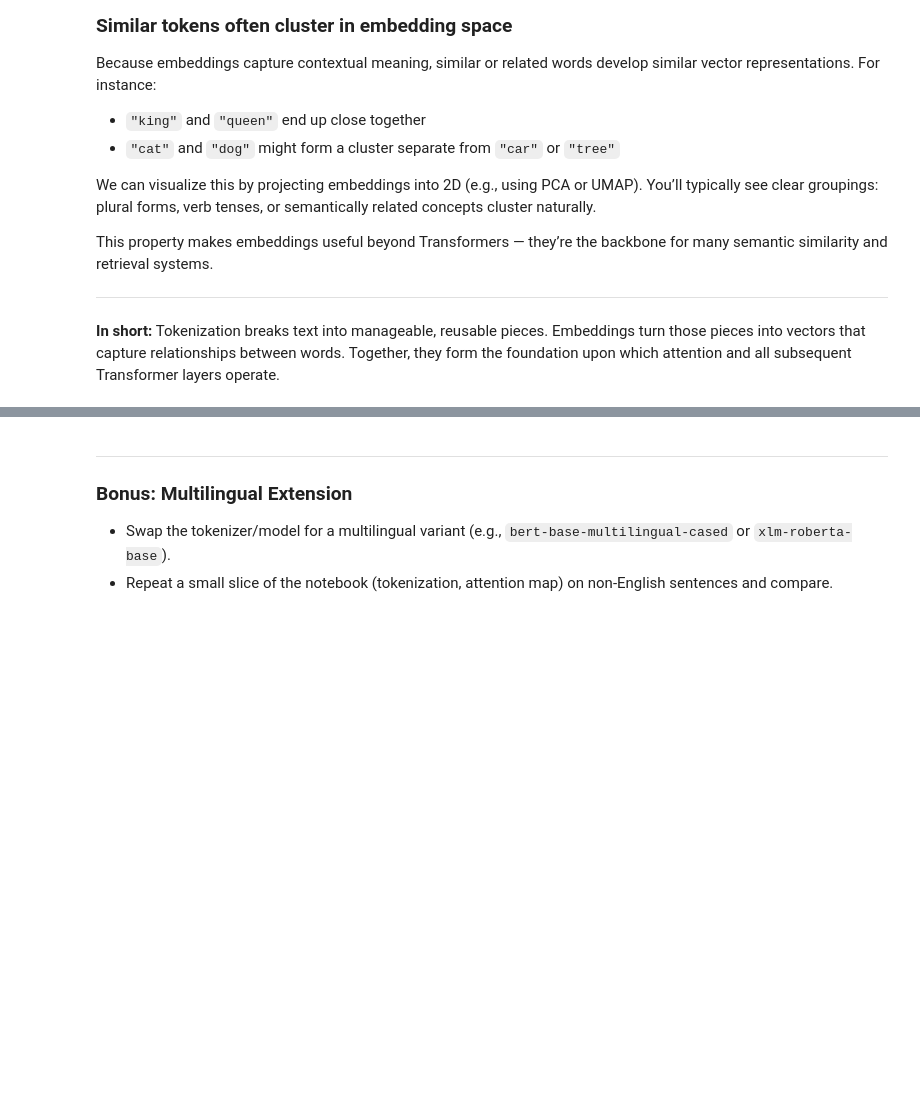
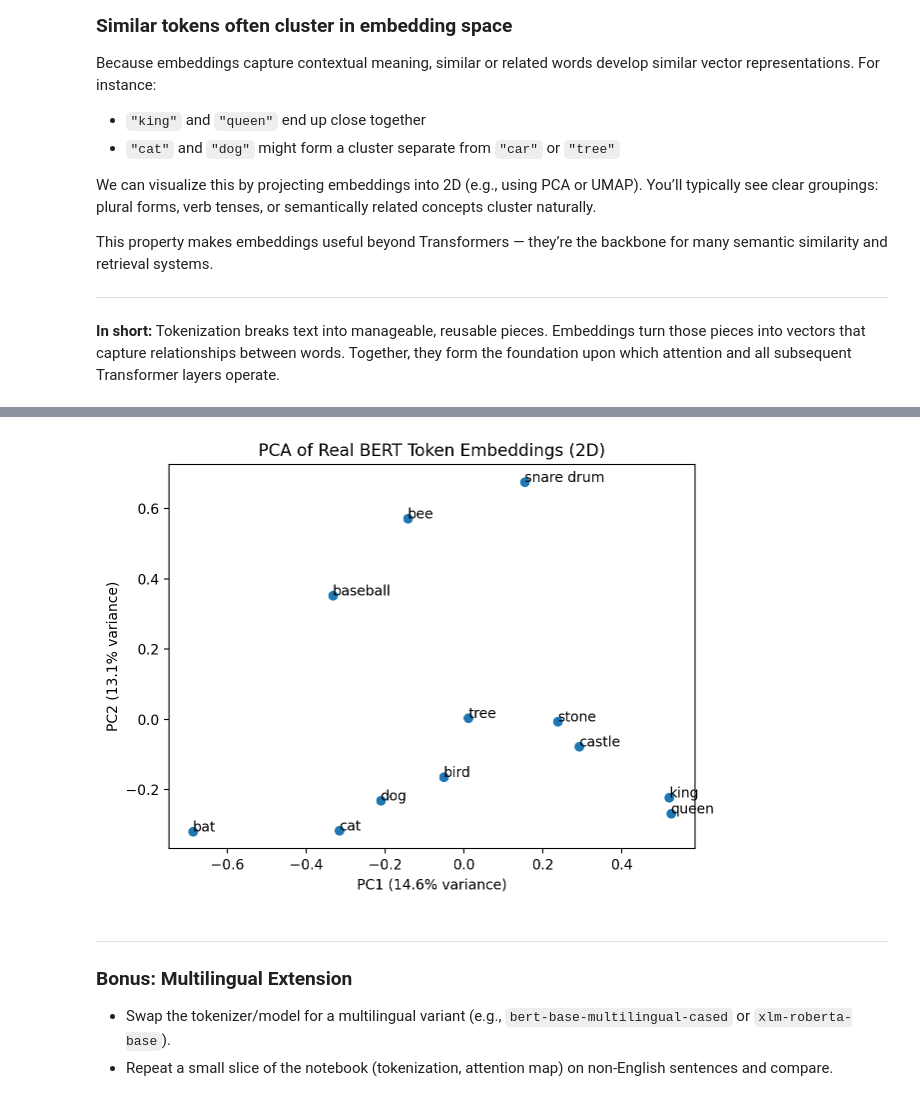
Before and after one commit to ciroque/transformer-fundamentals, a Jupyter notebook: 01_input_tokens_embeddings.ipynb, the cells around one changed output, grey strips where cells are left out. Drawn from its saved outputs; the diff is of its cells as text; code cells hidden in the pictures; blank space fills up the shorter version.

```diff
--- a/01_input_tokens_embeddings.ipynb
+++ b/01_input_tokens_embeddings.ipynb
@@ -198,3 +332,48 @@ for label, m in model_names.items():
+# %%
+# %% [visualize] PCA of real embeddings for selected tokens
+# ---------------------------------------------------------------------
+# Purpose:
+# Visualize a small set of *real* learned token embeddings from a pretrained
+# BERT model. Unlike our toy embeddings, these vectors have been shaped by
+# large-scale training, so semantically related words tend to cluster.
+# ---------------------------------------------------------------------
+
+from sklearn.decomposition import PCA
+
+# Choose a few semantically distinct tokens to compare.
+selected_tokens = ["cat", "dog", "tree", "king", "queen", "bee", "bat", "baseball", "bird", "stone", "castle", "snare drum"]
+
+# Load tokenizer and model (weights automatically cached by Hugging Face).
+tok = AutoTokenizer.from_pretrained("bert-base-uncased")
+mdl = AutoModel.from_pretrained("bert-base-uncased")
+
+# Get the embedding layer (matrix of shape [vocab_size, hidden_dim]).
+emb = mdl.get_input_embeddings()
+
+# Collect the embedding vectors for each selected token.
+vecs = []
+for t in selected_tokens:
+    tid = tok.convert_tokens_to_ids(t)
+    vecs.append(emb.weight[tid].detach().cpu().numpy())
+
+# Reduce from hidden_dim (e.g., 768D) to 2D using PCA for visualization.
+pca = PCA(n_components=2)
+X2 = pca.fit_transform(vecs)
+
+# Plot the projected embeddings in 2D with text labels.
+plt.figure()
+plt.scatter(X2[:, 0], X2[:, 1])
+for i, t in enumerate(selected_tokens):
+    plt.text(X2[i, 0], X2[i, 1], t)
+
+# Add title and variance-based axis labels for context.
+plt.title("PCA of Real BERT Token Embeddings (2D)")
+plt.xlabel(f"PC1 ({pca.explained_variance_ratio_[0]*100:.1f}% variance)")
+plt.ylabel(f"PC2 ({pca.explained_variance_ratio_[1]*100:.1f}% variance)")
+plt.tight_layout()
+plt.show()
+# %% [output]
+[figure, added]
 # %% [markdown]
 
 ---
```
Also changed, not shown: parts of 12 cells of this notebook.
